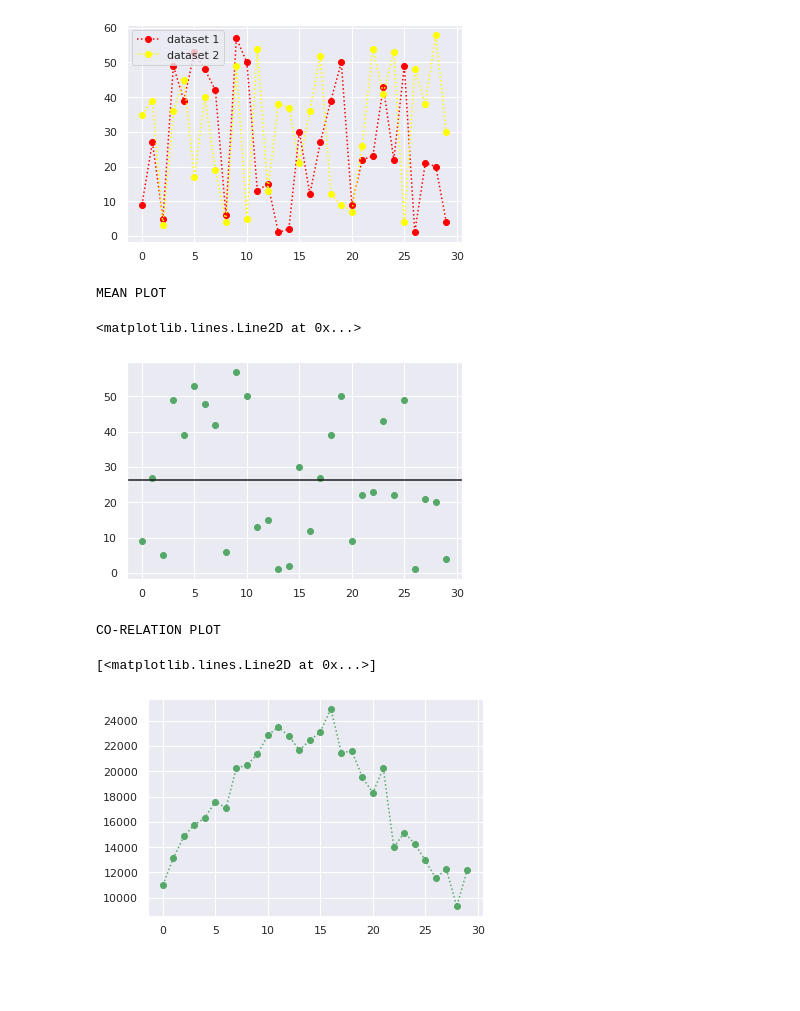
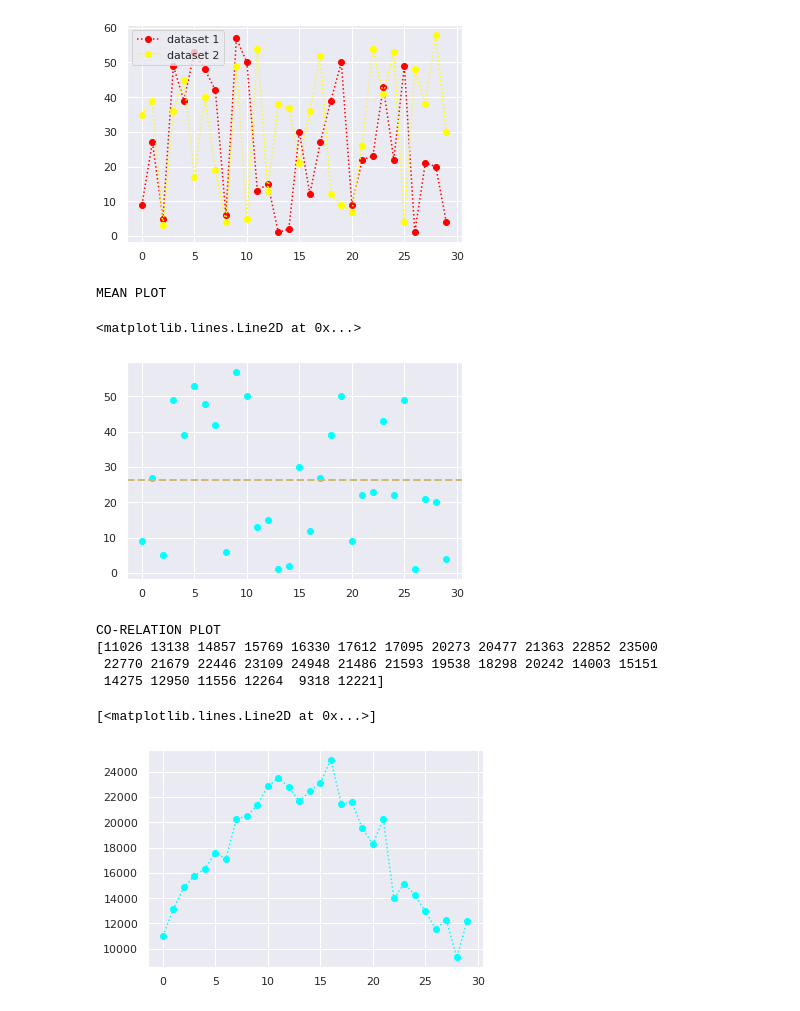
Before and after one commit to AkshadC/ML, a Jupyter notebook: AI_ML_Honours_Assignmnet/Assignment1.ipynb, the cells around one changed output. Drawn from its saved outputs; the diff is of its cells as text; code cells hidden in the pictures; blank space fills up the shorter version.

```diff
--- a/AI_ML_Honours_Assignmnet/Assignment1.ipynb
+++ b/AI_ML_Honours_Assignmnet/Assignment1.ipynb
@@ -86,17 +97,21 @@ GRAPHICAL DISPLAY
 [figure]
 # %%
 print("MEAN PLOT")
-plt.plot(data1, "go",label = "dataset 1")
-plt.axhline(mean1,color="k",linestyle="-")
+plt.plot(data1, "go",label = "dataset 1",c='cyan')
+plt.axhline(mean1,color="y",linestyle="--",lw=2)
 # %% [output]
 MEAN PLOT
 <matplotlib.lines.Line2D at 0x...>
-[figure, old version]
+[figure, new version]
 # %%
 print("CO-RELATION PLOT")
 corr = np.correlate(data1,data2,"same")
-plt.plot(list(corr),"go:",label = "Correlation")
+print(corr)
+plt.plot(list(corr),"go:",label = "Correlation",c='cyan')
 # %% [output]
 CO-RELATION PLOT
+[11026 13138 14857 15769 16330 17612 17095 20273 20477 21363 22852 23500
+ 22770 21679 22446 23109 24948 21486 21593 19538 18298 20242 14003 15151
+ 14275 12950 11556 12264  9318 12221]
 [<matplotlib.lines.Line2D at 0x...>]
-[figure, old version]
+[figure, new version]
```
Also changed, not shown: parts of 9 cells of this notebook, 4 other files.
